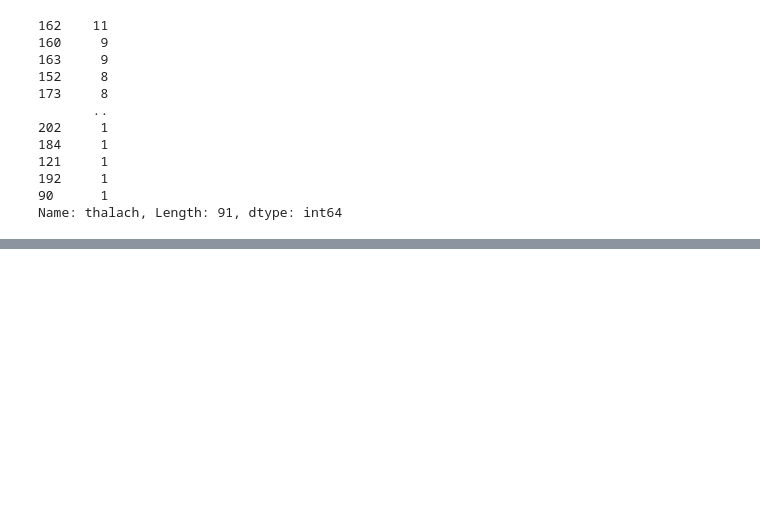
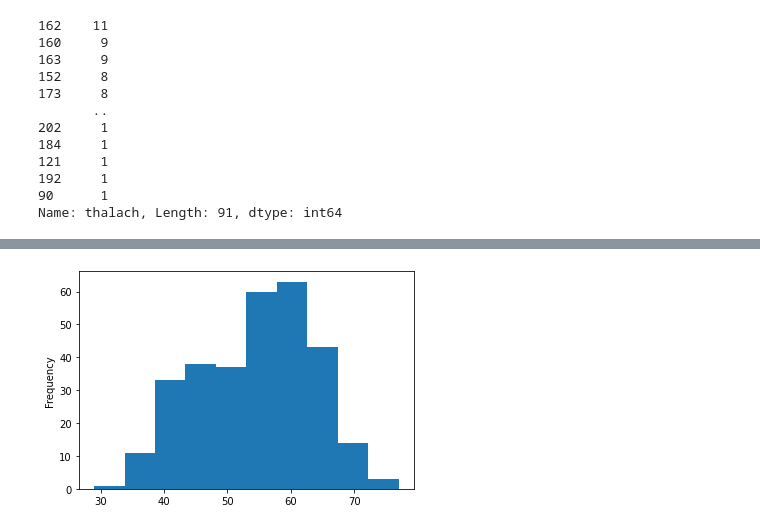
Before and after one commit to VisaalPathak/Heart_disease_project, a Jupyter notebook: heart_diseases_classification.ipynb, the cells around one changed output, grey strips where cells are left out. Drawn from its saved outputs; the diff is of its cells as text; code cells hidden in the pictures; blank space fills up the shorter version.

```diff
--- a/heart_diseases_classification.ipynb
+++ b/heart_diseases_classification.ipynb
@@ -224,0 +225,4 @@ plt.show()
+# %%
+df.age.plot.hist();
+# %% [output]
+[figure, added]
```
Also changed, not shown: parts of 9 cells of this notebook.
